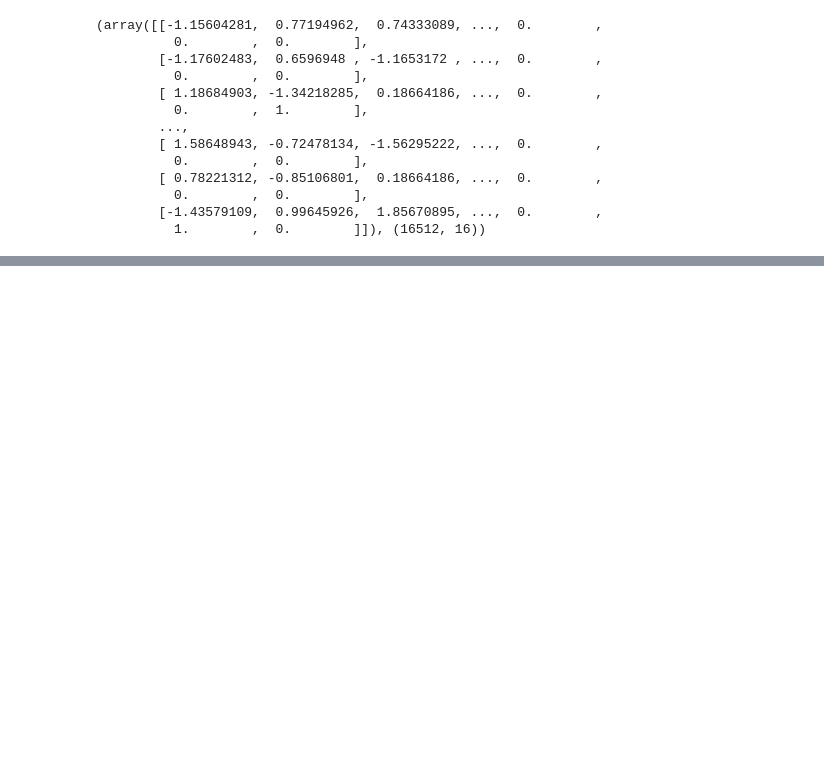
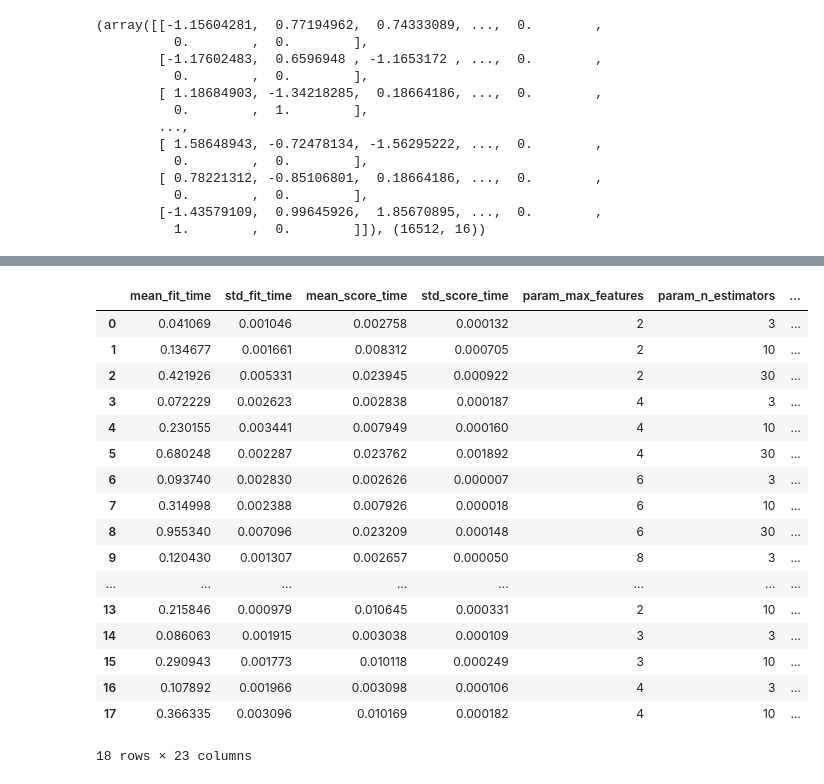
Before and after one commit to HIKARI513/pylab, a Jupyter notebook: pylab/hands_on_ml_with_sklearn_and_tf/chapter02.ipynb, the cells around one changed output, grey strips where cells are left out. Cells and saved outputs as stored; diff of their text form; code cells hidden in the pictures; blank space fills up the shorter version.

```diff
--- a/pylab/hands_on_ml_with_sklearn_and_tf/chapter02.ipynb
+++ b/pylab/hands_on_ml_with_sklearn_and_tf/chapter02.ipynb
@@ -616,0 +811,6 @@ housing_prepared, housing_prepared.shape
+# %%
+# 继续尝试一个模型 RandomForestRegressor
+from sklearn.ensemble import RandomForestRegressor
+
+forest_reg = RandomForestRegressor(random_state=42)
+forest_reg.fit(housing_prepared, housing_labels)
@@ -616,0 +849,11 @@ housing_prepared, housing_prepared.shape
+# %%
+# SVM
+
+from sklearn.svm import SVR
+
+svm_reg = SVR(kernel="linear")
+svm_reg.fit(housing_prepared, housing_labels)
+housing_predictions = svm_reg.predict(housing_prepared)
+svm_mse = mean_squared_error(housing_labels, housing_predictions)
+svm_rmse = np.sqrt(svm_mse)
+svm_rmse
@@ -616,0 +867,24 @@ housing_prepared, housing_prepared.shape
+# %%
+# 网格搜索
+# 微调的一种方法是手工调整超参数 直到找到一个好的超参数组合
+
+from sklearn.model_selection import GridSearchCV
+
+param_grid = [
+    # try 12 (3×4) combinations of hyperparameters
+    {'n_estimators': [3, 10, 30], 'max_features': [2, 4, 6, 8]},
+    # then try 6 (2×3) combinations with bootstrap set as False
+    {'bootstrap': [False], 'n_estimators': [3, 10], 'max_features': [2, 3, 4]},
+  ]
+
+forest_reg = RandomForestRegressor(random_state=42)
+# train across 5 folds, that's a total of (12+6)*5=90 rounds of training
+grid_search = GridSearchCV(
+    forest_reg,
+    param_grid,
+    cv=5,
+    scoring='neg_mean_squared_error',
+    return_train_score=True
+)
+
+grid_search.fit(housing_prepared, housing_labels)
@@ -616,0 +939,21 @@ housing_prepared, housing_prepared.shape
+# %%
+pd.DataFrame(grid_search.cv_results_)
+# %% [output]
+|  | mean_fit_time | std_fit_time | mean_score_time | std_score_time | param_max_features | param_n_estimators | ... |
+| 0 | 0.041069 | 0.001046 | 0.002758 | 0.000132 | 2 | 3 | ... |
+| 1 | 0.134677 | 0.001661 | 0.008312 | 0.000705 | 2 | 10 | ... |
+| 2 | 0.421926 | 0.005331 | 0.023945 | 0.000922 | 2 | 30 | ... |
+| 3 | 0.072229 | 0.002623 | 0.002838 | 0.000187 | 4 | 3 | ... |
+| 4 | 0.230155 | 0.003441 | 0.007949 | 0.000160 | 4 | 10 | ... |
+| 5 | 0.680248 | 0.002287 | 0.023762 | 0.001892 | 4 | 30 | ... |
+| 6 | 0.093740 | 0.002830 | 0.002626 | 0.000007 | 6 | 3 | ... |
+| 7 | 0.314998 | 0.002388 | 0.007926 | 0.000018 | 6 | 10 | ... |
+| 8 | 0.955340 | 0.007096 | 0.023209 | 0.000148 | 6 | 30 | ... |
+| 9 | 0.120430 | 0.001307 | 0.002657 | 0.000050 | 8 | 3 | ... |
+| ... | ... | ... | ... | ... | ... | ... | ... |
+| 13 | 0.215846 | 0.000979 | 0.010645 | 0.000331 | 2 | 10 | ... |
+| 14 | 0.086063 | 0.001915 | 0.003038 | 0.000109 | 3 | 3 | ... |
+| 15 | 0.290943 | 0.001773 | 0.010118 | 0.000249 | 3 | 10 | ... |
+| 16 | 0.107892 | 0.001966 | 0.003098 | 0.000106 | 4 | 3 | ... |
+| 17 | 0.366335 | 0.003096 | 0.010169 | 0.000182 | 4 | 10 | ... |
+18 rows × 23 columns
```
Also changed, not shown: parts of 49 cells of this notebook.
